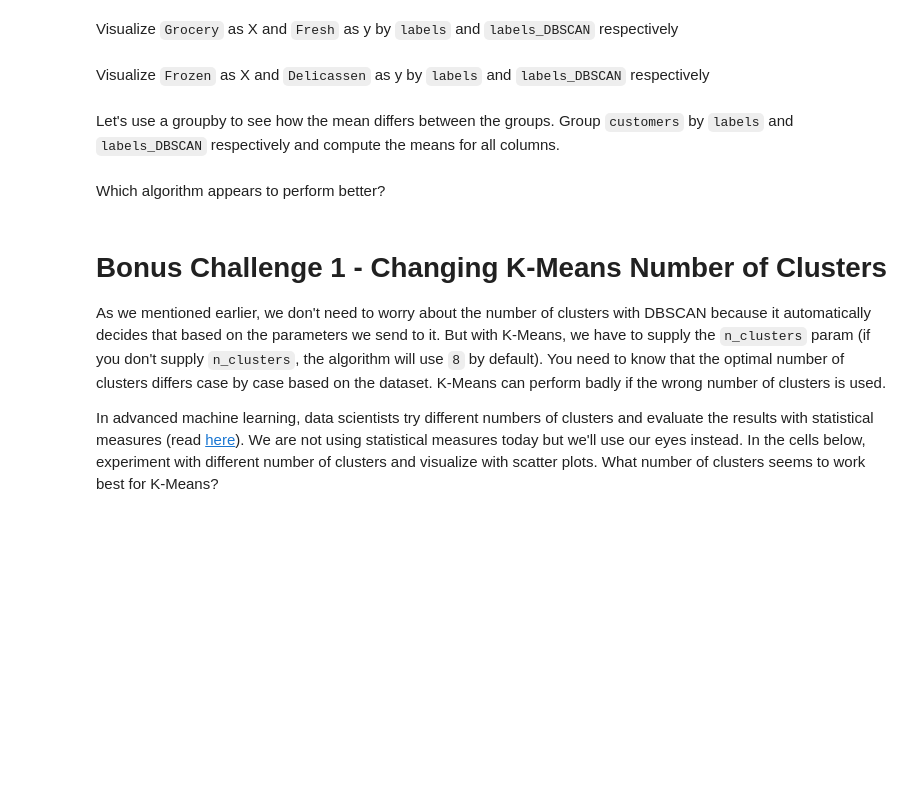
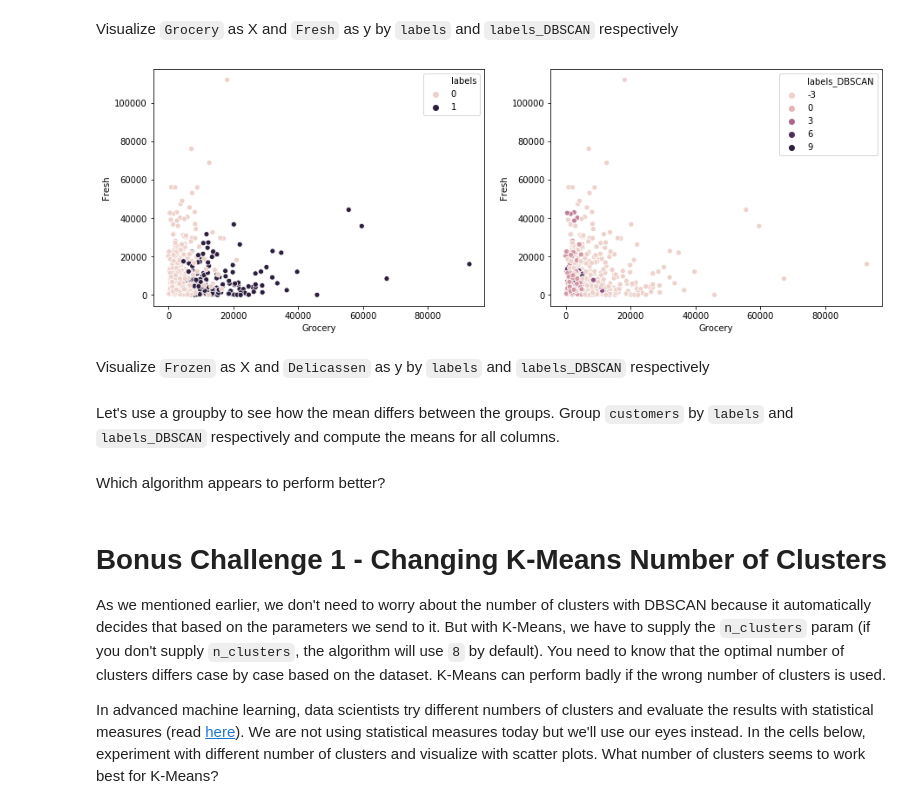
Before and after one commit to ta-data-lis/lab-unsupervised-learning, a Jupyter notebook: your-code/main.ipynb, the cells around one changed output. Drawn from its saved outputs; the diff is of its cells as text; code cells hidden in the pictures; blank space fills up the shorter version.

```diff
--- a/your-code/main.ipynb
+++ b/your-code/main.ipynb
@@ -181,2 +204,14 @@ Visualize `Grocery` as X and `Fresh` as y by `labels` and `labels_DBSCAN` respec
+# %%
+X = customers['Grocery']
+y = customers['Fresh']
+
+fig, ax = plt.subplots(1, 2, figsize = (15,5))
+palette = sns.cubehelix_palette(2)
+
+sns.scatterplot(X, y, hue = customers['labels'], palette = palette, ax=ax[0])
+sns.scatterplot(X, y, hue = customers['labels_DBSCAN'], ax=ax[1])
+plt.show()
+# %% [output]
+[figure, added]
 # %% [markdown]
 Visualize `Frozen` as X and `Delicassen` as y by `labels` and `labels_DBSCAN` respectively
```
Also changed, not shown: parts of 14 cells of this notebook.
